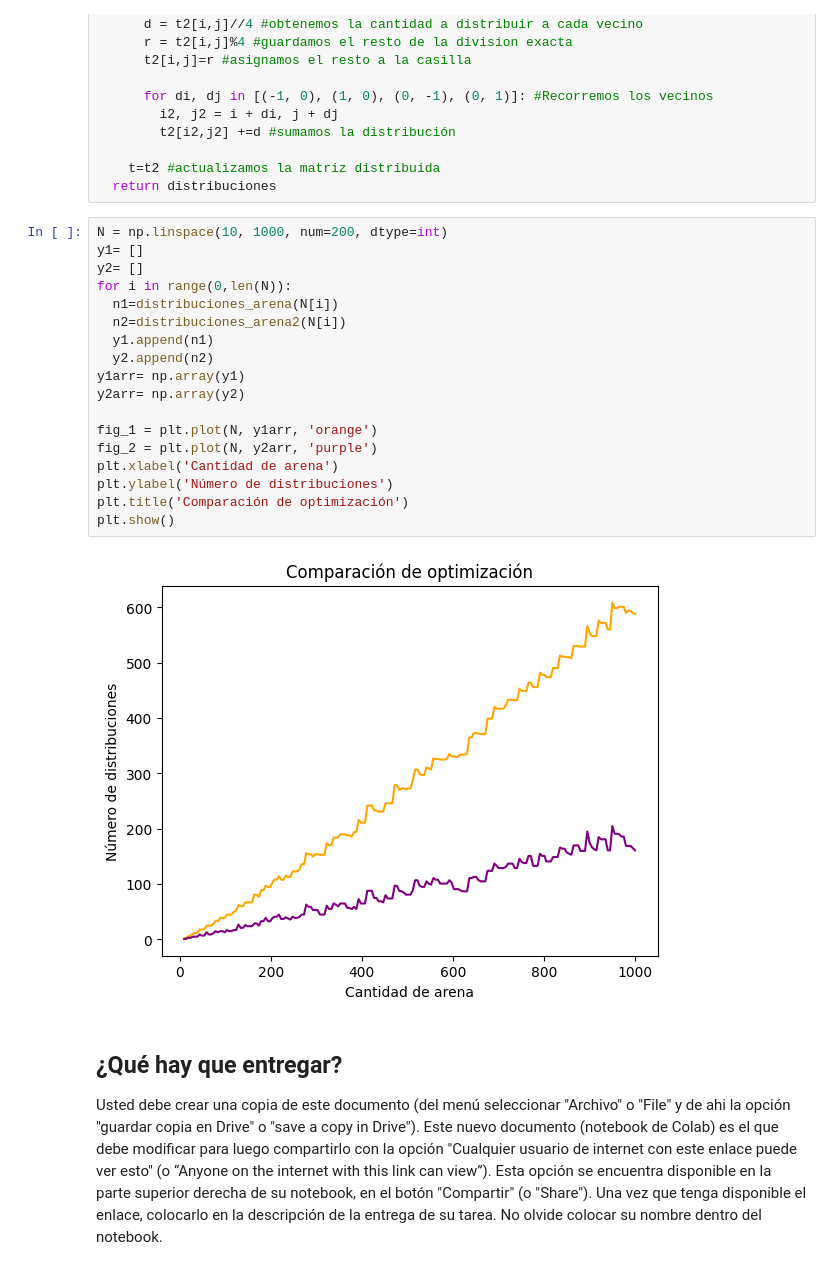
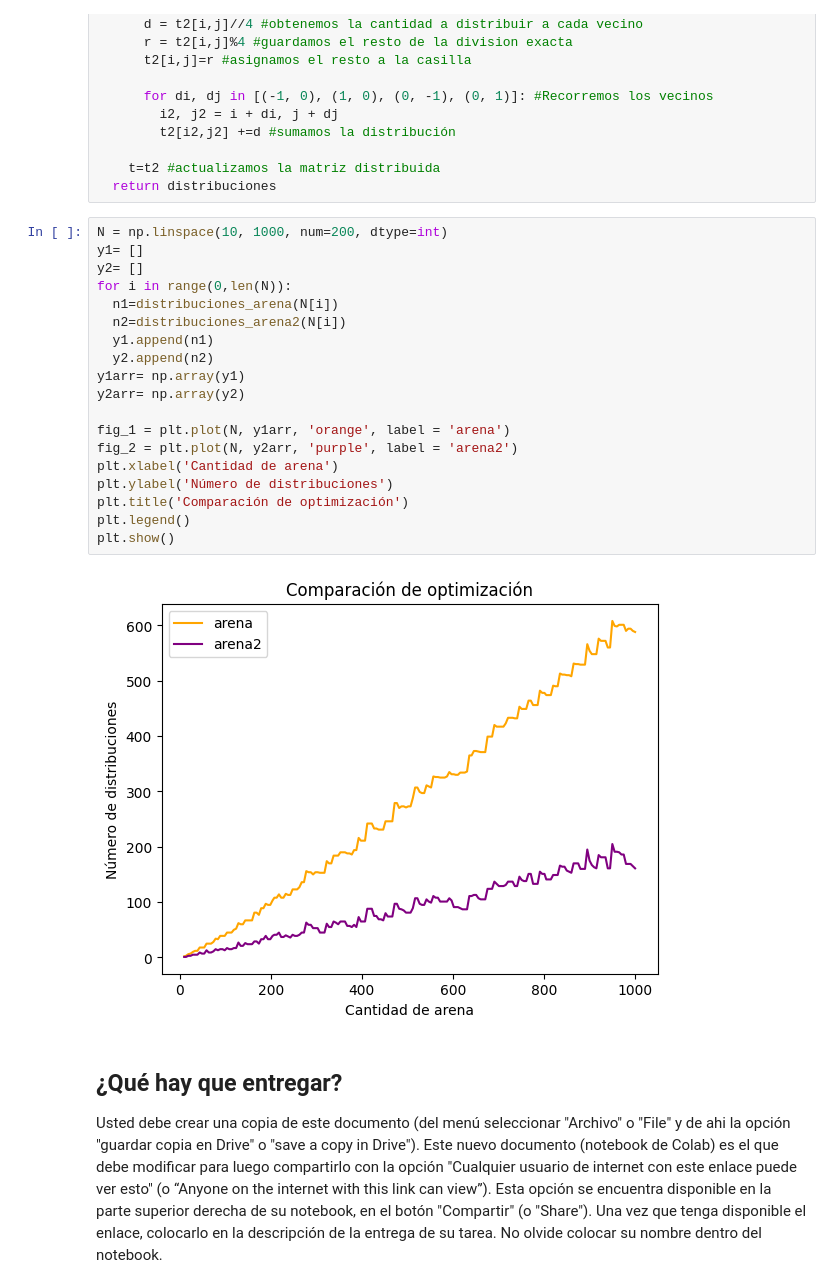
Before and after one commit to Morales-Andres/AED-Apuntes, a Jupyter notebook: Copia_de_CC3001_Otoño_2025_Tarea1.ipynb, the cells around one changed output. Saved outputs shown, nothing was run; the diff lists cells and outputs as text.

```diff
--- a/Copia_de_CC3001_Otoño_2025_Tarea1.ipynb
+++ b/Copia_de_CC3001_Otoño_2025_Tarea1.ipynb
@@ -233,23 +236,24 @@ def distribuciones_arena2(N):
 # %%
 N = np.linspace(10, 1000, num=200, dtype=int)
 y1= []
 y2= []
 for i in range(0,len(N)):
   n1=distribuciones_arena(N[i])
   n2=distribuciones_arena2(N[i])
   y1.append(n1)
   y2.append(n2)
 y1arr= np.array(y1)
 y2arr= np.array(y2)
 
-fig_1 = plt.plot(N, y1arr, 'orange')
-fig_2 = plt.plot(N, y2arr, 'purple')
+fig_1 = plt.plot(N, y1arr, 'orange', label = 'arena')
+fig_2 = plt.plot(N, y2arr, 'purple', label = 'arena2')
 plt.xlabel('Cantidad de arena')
 plt.ylabel('Número de distribuciones')
 plt.title('Comparación de optimización')
+plt.legend()
 plt.show()
 # %% [output]
-[figure, old version]
+[figure, new version]
 # %% [markdown]
 ## ¿Qué hay que entregar?
 
```
Also changed, not shown: parts of 8 cells of this notebook.
